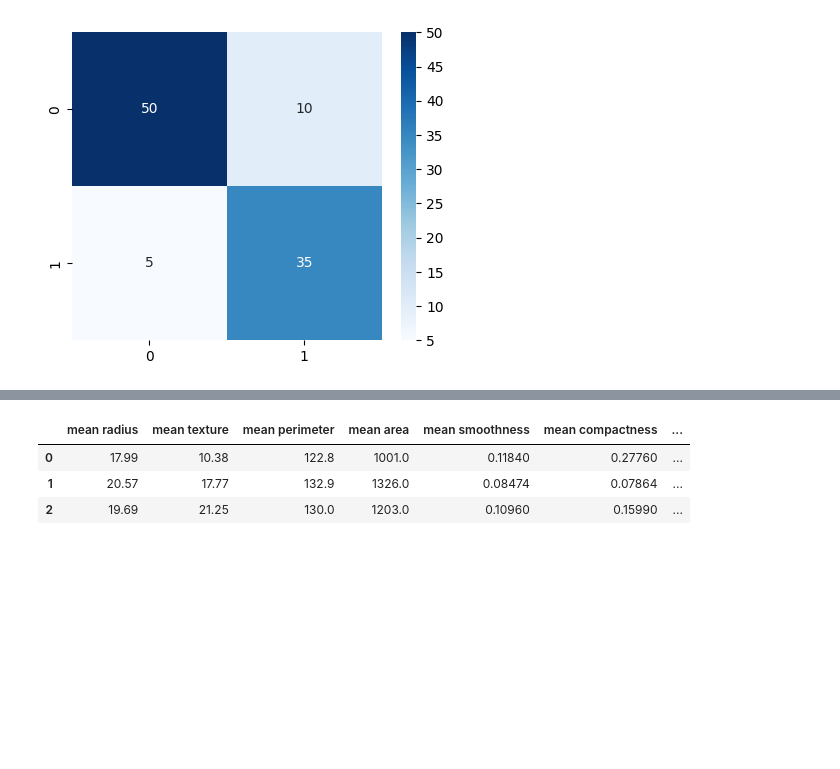
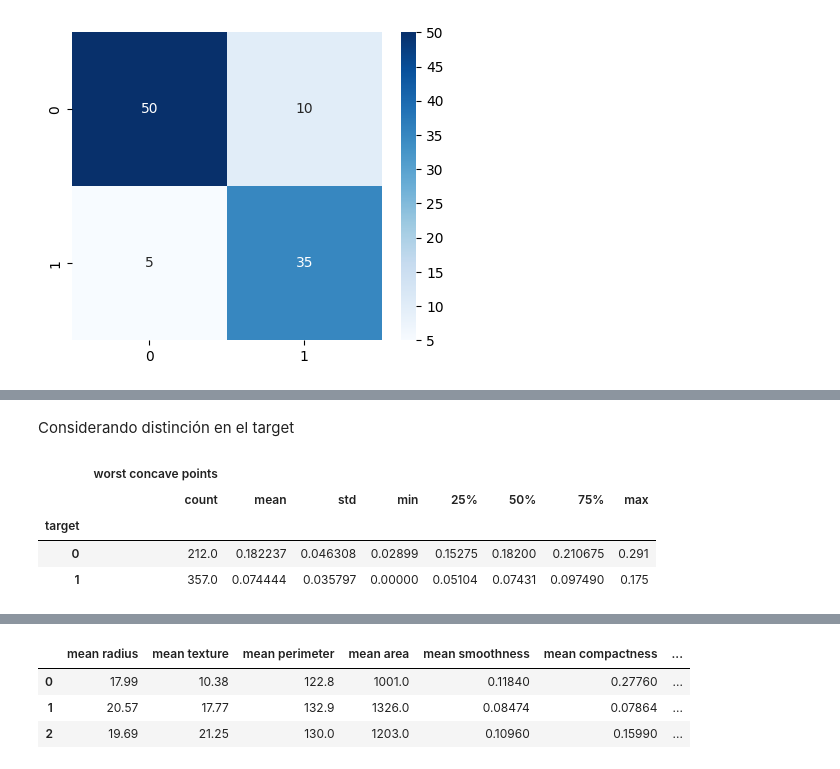
Before and after one commit to RodrigoRiveraRico/data_science_FCiencias, a Jupyter notebook: Clase_5/Clase_5.ipynb, the cells around one changed output, grey strips where cells are left out. Cells and saved outputs as stored; diff of their text form; code cells hidden in the pictures; blank space fills up the shorter version.

```diff
--- a/Clase_5/Clase_5.ipynb
+++ b/Clase_5/Clase_5.ipynb
@@ -85,0 +112,10 @@ Estudia las tres variables, puedes usar `df['VARIABLE'].describe()` para analiza
+# %% [markdown]
+Considerando distinción en el target
+# %%
+df.groupby("target")[[alta_corr.name]].describe()
+# %% [output]
+|  | worst concave points |  |  |  |  |  |  |  |
+|  | count | mean | std | min | 25% | 50% | 75% | max |
+| target |  |  |  |  |  |  |  |  |
+| 0 | 212.0 | 0.182237 | 0.046308 | 0.02899 | 0.15275 | 0.18200 | 0.210675 | 0.291 |
+| 1 | 357.0 | 0.074444 | 0.035797 | 0.00000 | 0.05104 | 0.07431 | 0.097490 | 0.175 |
```
Also changed, not shown: parts of 21 cells of this notebook.
